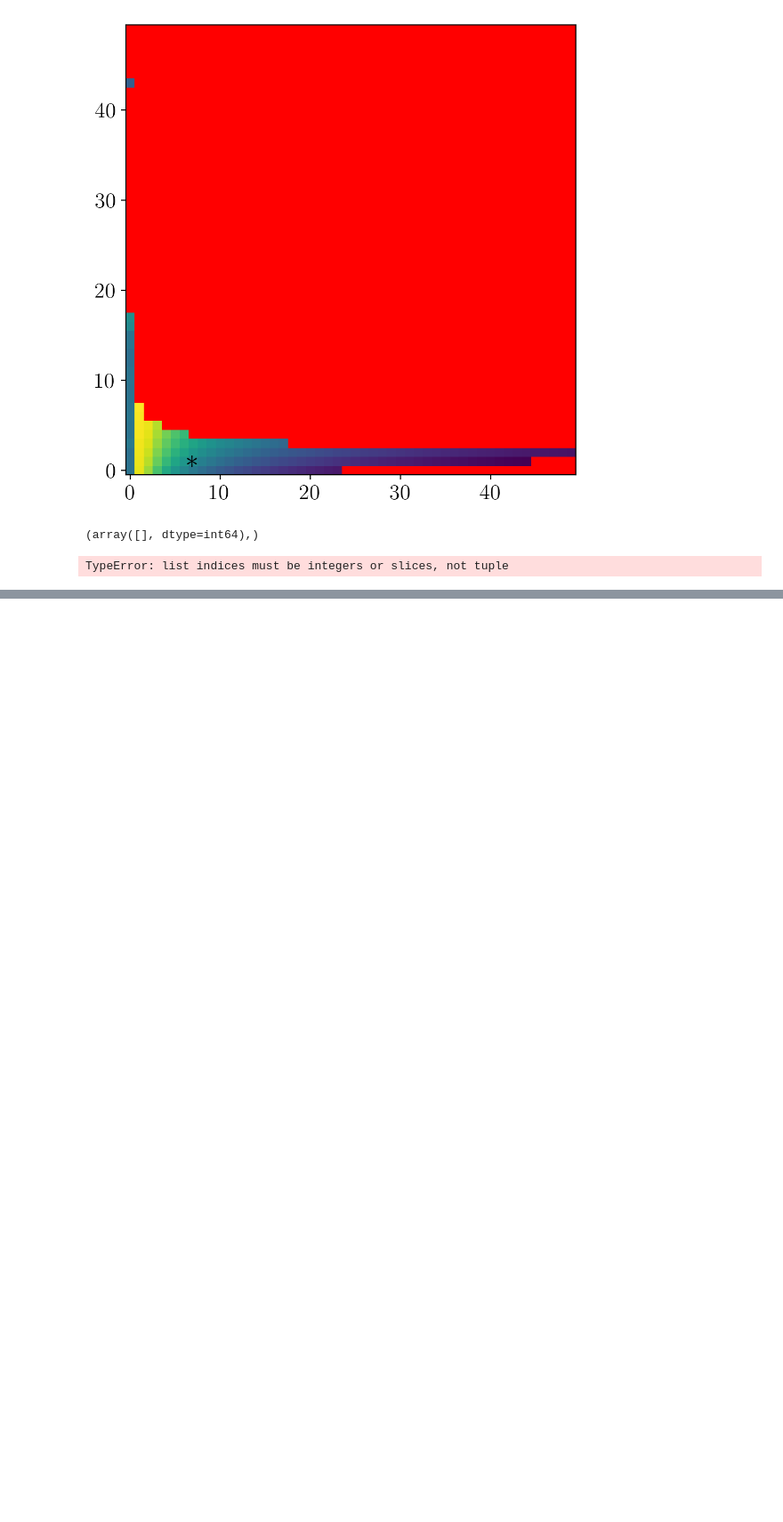
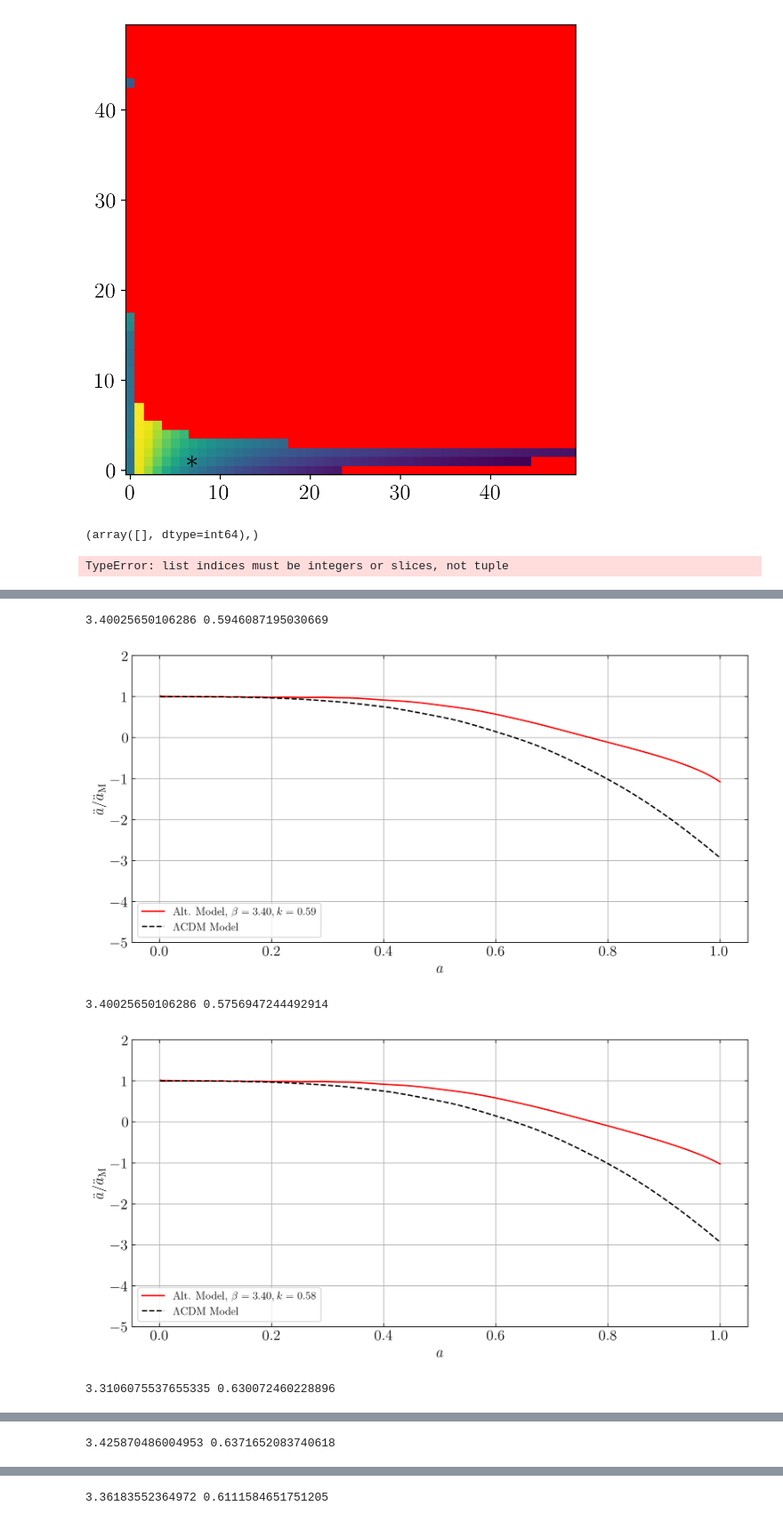
Before and after one commit to bktakacs/thesis_ku, a Jupyter notebook: Untitled-1.ipynb, the cells around one changed output, grey strips where cells are left out. Shown at 89% size. Saved outputs shown, nothing was run; the diff lists cells and outputs as text; code cells hidden in the pictures; blank space fills up the shorter version.

```diff
--- a/Untitled-1.ipynb
+++ b/Untitled-1.ipynb
@@ -237,0 +282,19 @@ TypeError: list indices must be integers or slices, not tuple
+# %%
+data = read_model_data('testingtesting.txt')
+
+for i in (0, 1, 2, 3, 4):
+    b1, k1 = specific_function(data, i)
+    print(b1, k1)
+    m = model(beta=b1, kappa=k1, lam=0.)
+
+
+    lcdm = model()
+    matter = model(lam=0.)
+
+    m.plot('acc', lcdm, matter)
+# %% [output]
+3.40025650106286 0.5946087195030669
+[figure, added]
+3.40025650106286 0.5756947244492914
+[figure, added]
+3.3106075537655335 0.630072460228896
@@ -237,0 +302 @@ TypeError: list indices must be integers or slices, not tuple
+3.425870486004953 0.6371652083740618
@@ -237,0 +304 @@ TypeError: list indices must be integers or slices, not tuple
+3.36183552364972 0.6111584651751205
```
Also changed, not shown: parts of 5 cells of this notebook, 2 other files.
